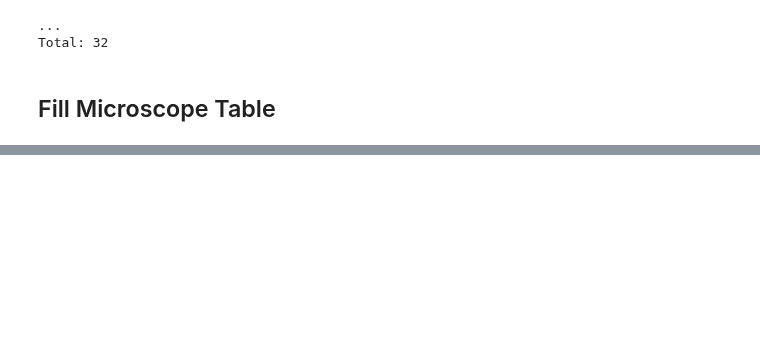
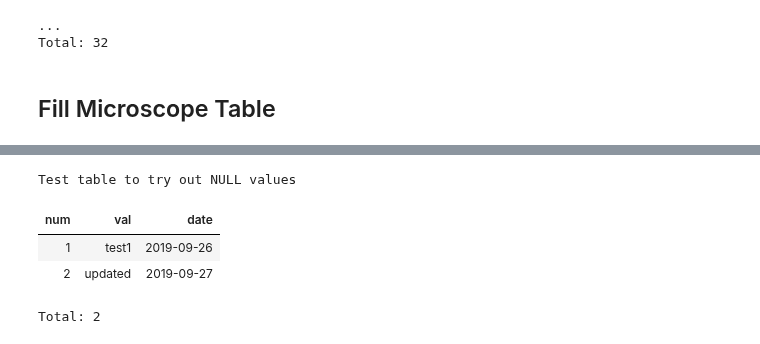
Before and after one commit to BrainCOGS/lightserv, a Jupyter notebook: notebooks/setup_datajoint.ipynb, the cells around one changed output, grey strips where cells are left out. Drawn from its saved outputs; the diff is of its cells as text; code cells hidden in the pictures; blank space fills up the shorter version.

```diff
--- a/notebooks/setup_datajoint.ipynb
+++ b/notebooks/setup_datajoint.ipynb
@@ -293,0 +515,9 @@ db = dj.create_virtual_module(module_name='lightsheet',schema_name='ahoag_lights
+# %%
+dj.Table._update(Test() & 'num = 2', 'val', 'updated')
+Test()
+# %% [output]
+Test table to try out NULL values
+| num | val | date |
+| 1 | test1 | 2019-09-26 |
+| 2 | updated | 2019-09-27 |
+Total: 2
```
Also changed, not shown: parts of 29 cells of this notebook, 4 other files.
